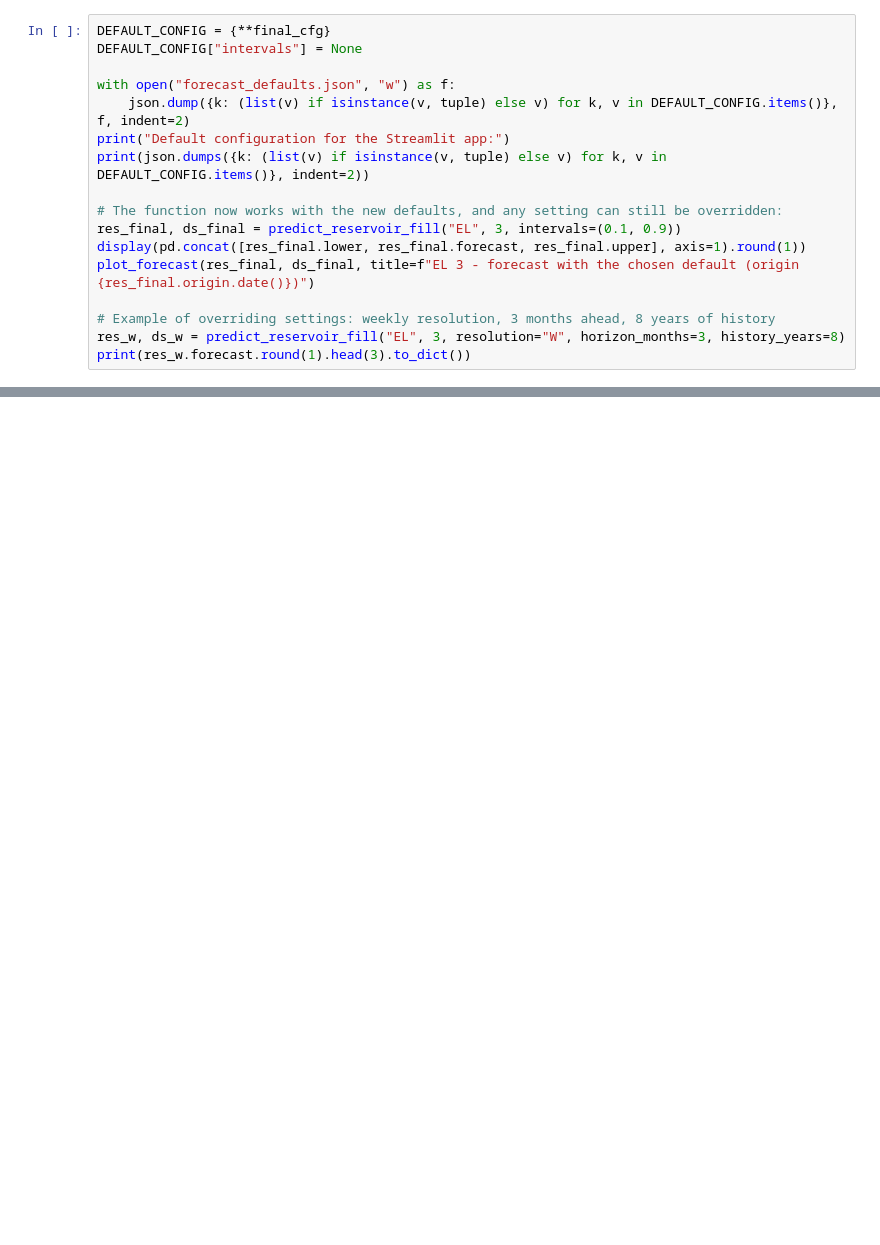
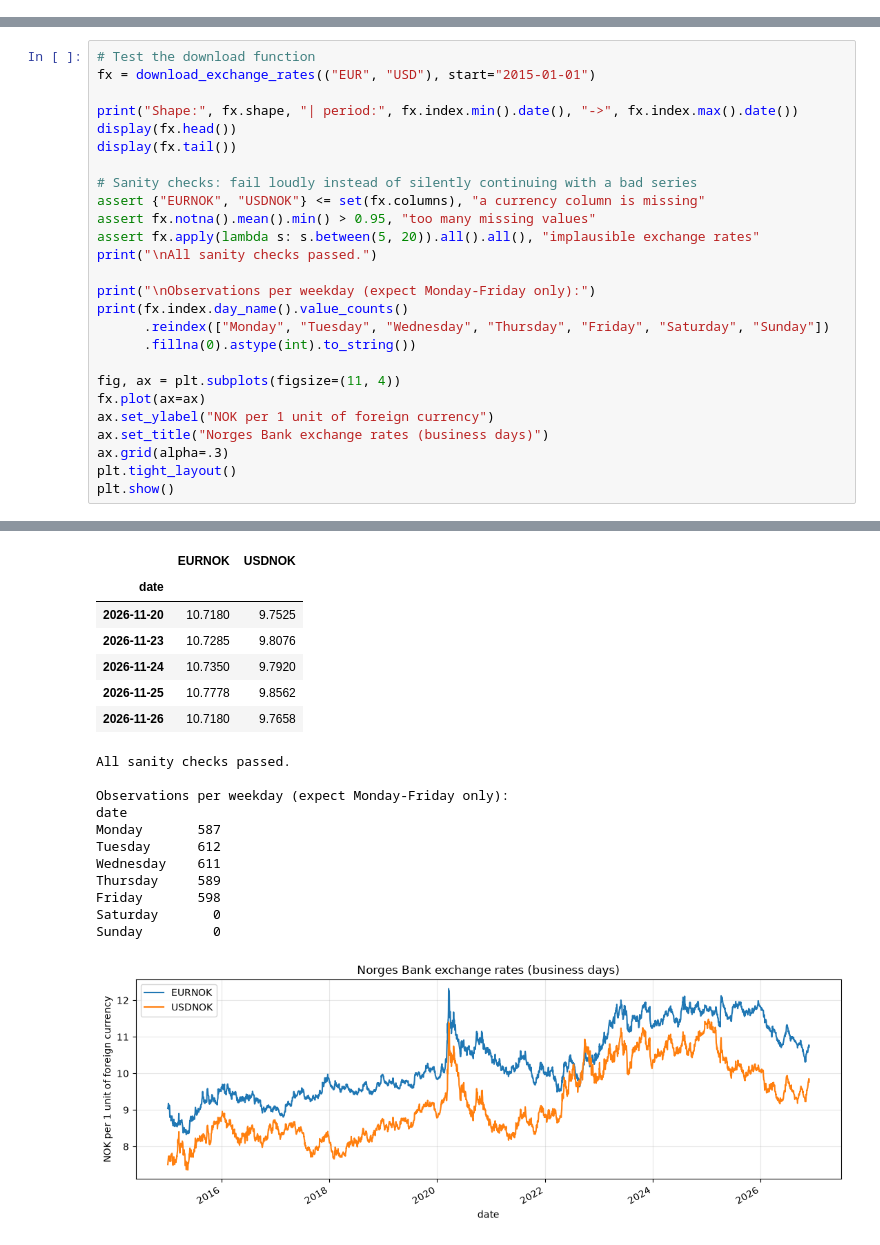
Before and after one commit to 59762/IND320-59762, a Jupyter notebook: notebooks/notebook_4.ipynb, the cells around one changed output, grey strips where cells are left out. Saved outputs shown, nothing was run; the diff lists cells and outputs as text; blank space fills up the shorter version.

```diff
--- a/notebooks/notebook_4.ipynb
+++ b/notebooks/notebook_4.ipynb
@@ -1257,17 +0,0 @@ The winning configuration becomes `DEFAULT_CONFIG` (so `predict_reservoir_fill()
-# %%
-DEFAULT_CONFIG = {**final_cfg}
-DEFAULT_CONFIG["intervals"] = None
-
-with open("forecast_defaults.json", "w") as f:
-    json.dump({k: (list(v) if isinstance(v, tuple) else v) for k, v in DEFAULT_CONFIG.items()}, f, indent=2)
-print("Default configuration for the Streamlit app:")
-print(json.dumps({k: (list(v) if isinstance(v, tuple) else v) for k, v in DEFAULT_CONFIG.items()}, indent=2))
-
-# The function now works with the new defaults, and any setting can still be overridden:
-res_final, ds_final = predict_reservoir_fill("EL", 3, intervals=(0.1, 0.9))
-display(pd.concat([res_final.lower, res_final.forecast, res_final.upper], axis=1).round(1))
-plot_forecast(res_final, ds_final, title=f"EL 3 - forecast with the chosen default (origin {res_final.origin.date()})")
-
-# Example of overriding settings: weekly resolution, 3 months ahead, 8 years of history
-res_w, ds_w = predict_reservoir_fill("EL", 3, resolution="W", horizon_months=3, history_years=8)
-print(res_w.forecast.round(1).head(3).to_dict())
@@ -1281,0 +196,27 @@ print(res_w.forecast.round(1).head(3).to_dict())
+# %%
+# Test the download function
+fx = download_exchange_rates(("EUR", "USD"), start="2015-01-01")
+
+print("Shape:", fx.shape, "| period:", fx.index.min().date(), "->", fx.index.max().date())
+display(fx.head())
+display(fx.tail())
+
+# Sanity checks: fail loudly instead of silently continuing with a bad series
+assert {"EURNOK", "USDNOK"} <= set(fx.columns), "a currency column is missing"
+assert fx.notna().mean().min() > 0.95, "too many missing values"
+assert fx.apply(lambda s: s.between(5, 20)).all().all(), "implausible exchange rates"
+print("\nAll sanity checks passed.")
+
+print("\nObservations per weekday (expect Monday-Friday only):")
+print(fx.index.day_name().value_counts()
+      .reindex(["Monday", "Tuesday", "Wednesday", "Thursday", "Friday", "Saturday", "Sunday"])
+      .fillna(0).astype(int).to_string())
+
+fig, ax = plt.subplots(figsize=(11, 4))
+fx.plot(ax=ax)
+ax.set_ylabel("NOK per 1 unit of foreign currency")
+ax.set_title("Norges Bank exchange rates (business days)")
+ax.grid(alpha=.3)
+plt.tight_layout()
+plt.show()
+# %% [output]
@@ -1281,0 +231,19 @@ print(res_w.forecast.round(1).head(3).to_dict())
+|  | EURNOK | USDNOK |
+| date |  |  |
+| 2026-11-20 | 10.7180 | 9.7525 |
+| 2026-11-23 | 10.7285 | 9.8076 |
+| 2026-11-24 | 10.7350 | 9.7920 |
+| 2026-11-25 | 10.7778 | 9.8562 |
+| 2026-11-26 | 10.7180 | 9.7658 |
+All sanity checks passed.
+
+Observations per weekday (expect Monday-Friday only):
+date
+Monday       587
+Tuesday      612
+Wednesday    611
+Thursday     589
+Friday       598
+Saturday       0
+Sunday         0
+[figure, added]
```
Also changed, not shown: parts of 98 cells of this notebook, 3 other files.
